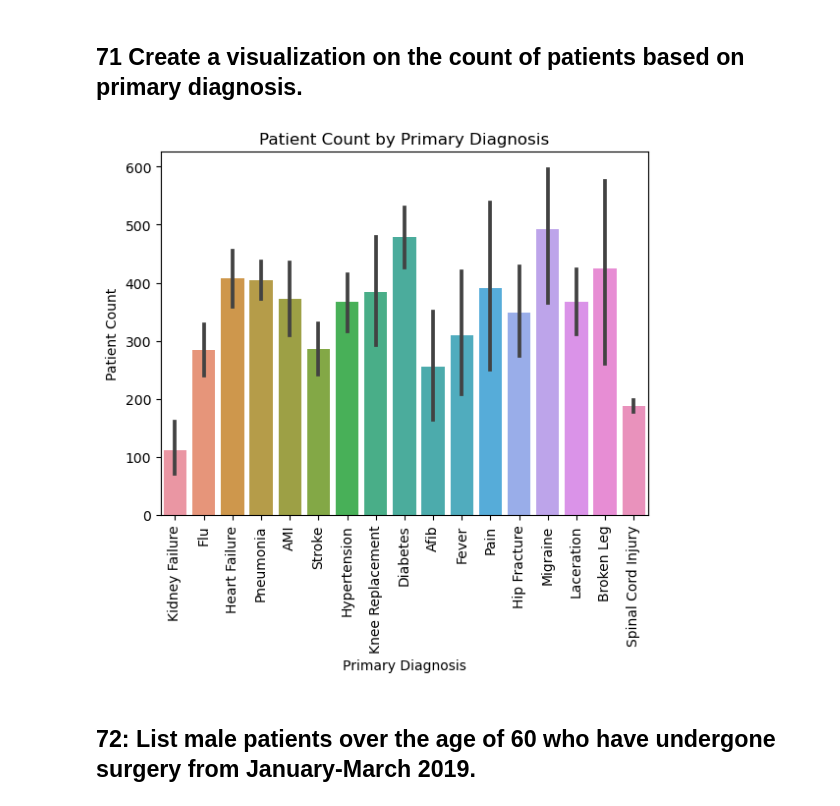
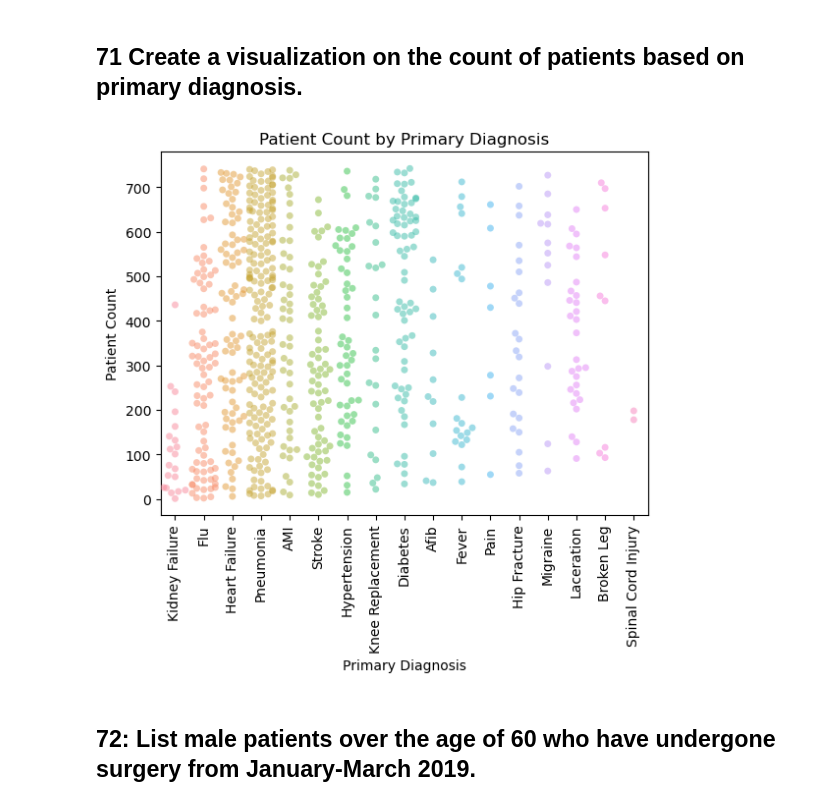
Before and after one commit to Seenu-Raj/Panda_Girls_Team3, a Jupyter notebook: Team3_PandaGirls_Q71-80.ipynb, the cells around one changed output. Drawn from its saved outputs; the diff is of its cells as text; code cells hidden in the pictures.

```diff
--- a/Team3_PandaGirls_Q71-80.ipynb
+++ b/Team3_PandaGirls_Q71-80.ipynb
@@ -19,18 +19,18 @@ EDUnique = pd.read_excel("HospitalDatabase.xlsx", sheet_name= "EDUnique")
 # %%
 # Load data from ReAdmissionRegistry worksheet
 df = pd.read_excel("HospitalDatabase.xlsx", sheet_name= "ReAdmissionRegistry")
 
 df=df.sort_values(by='PatientID', ascending=True)
 
 # Create a bar chart visualization
-sns.barplot(x='PrimaryDiagnosis', y='PatientID', data=df)
+sns.swarmplot(x='PrimaryDiagnosis', y='PatientID', data=df, alpha=0.5)
 plt.title('Patient Count by Primary Diagnosis')
 plt.xlabel('Primary Diagnosis')
 plt.ylabel('Patient Count')
 plt.xticks(rotation=90)
 plt.show()
 # %% [output]
-[figure, old version]
+[figure, new version]
 # %% [markdown]
 ## 72: List male patients over the age of 60 who have undergone surgery from January-March 2019.
 # %%
```
Also changed, not shown: parts of 16 cells of this notebook, 1 other file.
